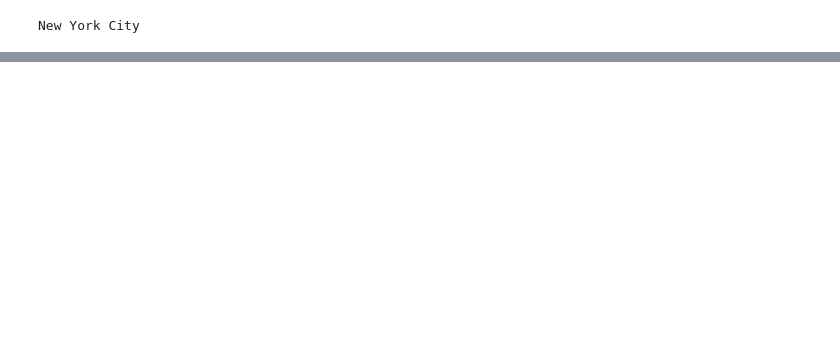
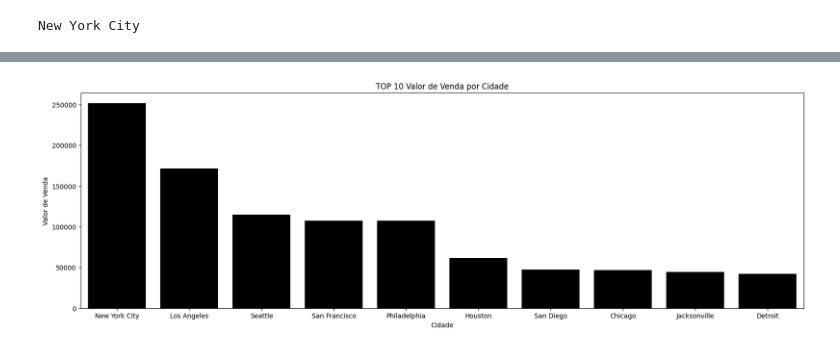
Before and after one commit to eduardamota/Pyhton-DSA, a Jupyter notebook: Cap13/Projeto2-Problema Varejo.ipynb, the cells around one changed output, grey strips where cells are left out. Saved outputs shown, nothing was run; the diff lists cells and outputs as text; code cells hidden in the pictures; blank space fills up the shorter version.

```diff
--- a/Cap13/Projeto2-Problema Varejo.ipynb
+++ b/Cap13/Projeto2-Problema Varejo.ipynb
@@ -117,0 +173,4 @@ New York City
+# %%
+vendas_cidade =  varejo_df.groupby('Cidade')['Valor_Venda'].sum().reset_index()
+vendas_cidade_top10 = vendas_cidade.nlargest(10, 'Valor_Venda')
+vendas_cidade_top10.head()
@@ -117,0 +184,12 @@ New York City
+# %%
+#Criando gráfico usando seaborn
+plt.figure(figsize = (20,6))
+sns.barplot(x='Cidade', y='Valor_Venda', data=vendas_cidade_top10, color = 'k')
+plt.title('TOP 10 Valor de Venda por Cidade')
+plt.xlabel('Cidade')
+plt.ylabel('Valor de Venda')
+plt.xticks(fontsize=10)
+plt.yticks(fontsize=10)
+plt.show()
+# %% [output]
+[figure, added]
```
Also changed, not shown: parts of 9 cells of this notebook.
